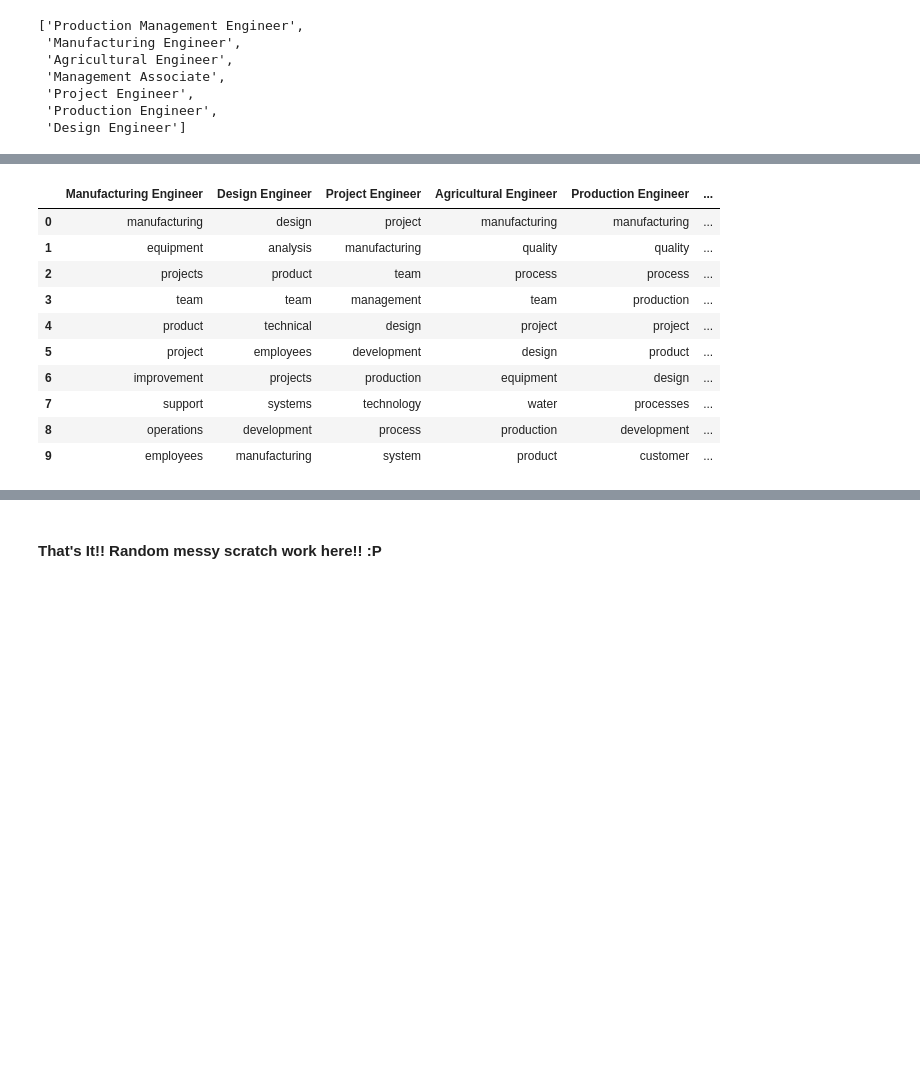
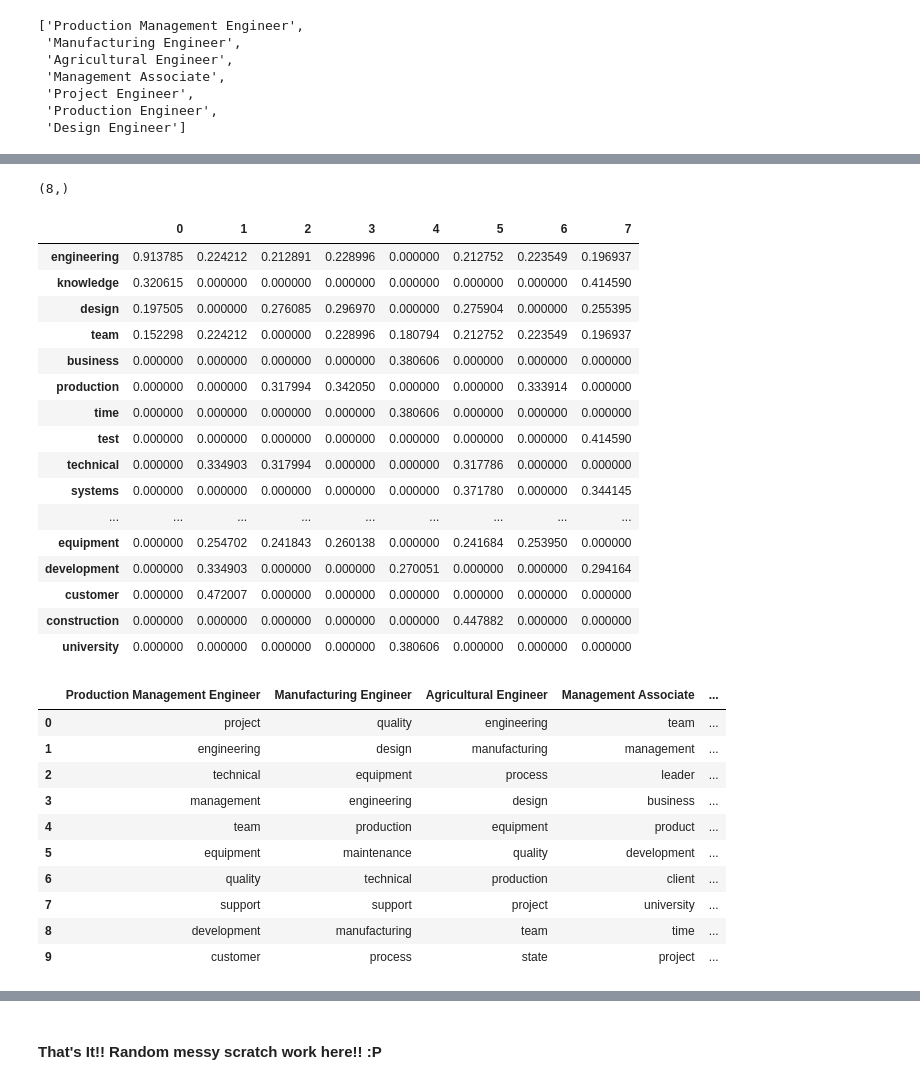
Before and after one commit to kjar0/516X-Final, a Jupyter notebook: ABE_comp_job.ipynb, the cells around one changed output, grey strips where cells are left out. Drawn from its saved outputs; the diff is of its cells as text; code cells hidden in the pictures; blank space fills up the shorter version.

```diff
--- a/ABE_comp_job.ipynb
+++ b/ABE_comp_job.ipynb
@@ -286,21 +303,52 @@ array([[1.        , 0.16087447, 0.32719419, 0.33896916, 0.36768567,
 # %%
-df = pd.DataFrame(tf_matrix.T.toarray(), index=fname)
-df = df.sort_values(by=0, ascending=False)
-df.index.name = 'Outcome'
-df.reset_index(inplace=True)
-cout = df['Outcome']
-cout
-job_skill_df['Outcome'] = pd.DataFrame(df['Outcome'][:10])
-job_skill_df
+tf_matrix.T.toarray().shape
+out = tf_matrix.T.toarray()[:][0]
+out.shape
+# 29 = one element per key term
+# 8 = one column per document
+#df = pd.DataFrame(tf_matrix.T.toarray(), index=fname)
+
+#df = df.sort_values(by=0, ascending=False)
+#df.index.name = 'Outcome'
+#df.reset_index(inplace=True)
+#job_skill_df['Outcome'] = pd.DataFrame(df['Outcome'][:10])
+#job_skill_df
 # %% [output]
-|  | Manufacturing Engineer | Design Engineer | Project Engineer | Agricultural Engineer | Production Engineer | ... |
-| 0 | manufacturing | design | project | manufacturing | manufacturing | ... |
-| 1 | equipment | analysis | manufacturing | quality | quality | ... |
-| 2 | projects | product | team | process | process | ... |
-| 3 | team | team | management | team | production | ... |
-| 4 | product | technical | design | project | project | ... |
-| 5 | project | employees | development | design | product | ... |
-| 6 | improvement | projects | production | equipment | design | ... |
-| 7 | support | systems | technology | water | processes | ... |
-| 8 | operations | development | process | production | development | ... |
-| 9 | employees | manufacturing | system | product | customer | ... |
+(8,)
+# %%
+df = pd.DataFrame(tf_matrix.T.toarray(), index=fname)
+df = df.sort_values(by=0, ascending=False)
+display(df)
+df.index.name = 'Outcome'
+df.reset_index(inplace=True)
+job_skill_df['Outcome'] = pd.DataFrame(df['Outcome'][:4])
+job_skill_df
+# %% [output]
+|  | 0 | 1 | 2 | 3 | 4 | 5 | 6 | 7 |
+| engineering | 0.913785 | 0.224212 | 0.212891 | 0.228996 | 0.000000 | 0.212752 | 0.223549 | 0.196937 |
+| knowledge | 0.320615 | 0.000000 | 0.000000 | 0.000000 | 0.000000 | 0.000000 | 0.000000 | 0.414590 |
+| design | 0.197505 | 0.000000 | 0.276085 | 0.296970 | 0.000000 | 0.275904 | 0.000000 | 0.255395 |
+| team | 0.152298 | 0.224212 | 0.000000 | 0.228996 | 0.180794 | 0.212752 | 0.223549 | 0.196937 |
+| business | 0.000000 | 0.000000 | 0.000000 | 0.000000 | 0.380606 | 0.000000 | 0.000000 | 0.000000 |
+| production | 0.000000 | 0.000000 | 0.317994 | 0.342050 | 0.000000 | 0.000000 | 0.333914 | 0.000000 |
+| time | 0.000000 | 0.000000 | 0.000000 | 0.000000 | 0.380606 | 0.000000 | 0.000000 | 0.000000 |
+| test | 0.000000 | 0.000000 | 0.000000 | 0.000000 | 0.000000 | 0.000000 | 0.000000 | 0.414590 |
+| technical | 0.000000 | 0.334903 | 0.317994 | 0.000000 | 0.000000 | 0.317786 | 0.000000 | 0.000000 |
+| systems | 0.000000 | 0.000000 | 0.000000 | 0.000000 | 0.000000 | 0.371780 | 0.000000 | 0.344145 |
+| ... | ... | ... | ... | ... | ... | ... | ... | ... |
+| equipment | 0.000000 | 0.254702 | 0.241843 | 0.260138 | 0.000000 | 0.241684 | 0.253950 | 0.000000 |
+| development | 0.000000 | 0.334903 | 0.000000 | 0.000000 | 0.270051 | 0.000000 | 0.000000 | 0.294164 |
+| customer | 0.000000 | 0.472007 | 0.000000 | 0.000000 | 0.000000 | 0.000000 | 0.000000 | 0.000000 |
+| construction | 0.000000 | 0.000000 | 0.000000 | 0.000000 | 0.000000 | 0.447882 | 0.000000 | 0.000000 |
+| university | 0.000000 | 0.000000 | 0.000000 | 0.000000 | 0.380606 | 0.000000 | 0.000000 | 0.000000 |
+|  | Production Management Engineer | Manufacturing Engineer | Agricultural Engineer | Management Associate | ... |
+| 0 | project | quality | engineering | team | ... |
+| 1 | engineering | design | manufacturing | management | ... |
+| 2 | technical | equipment | process | leader | ... |
+| 3 | management | engineering | design | business | ... |
+| 4 | team | production | equipment | product | ... |
+| 5 | equipment | maintenance | quality | development | ... |
+| 6 | quality | technical | production | client | ... |
+| 7 | support | support | project | university | ... |
+| 8 | development | manufacturing | team | time | ... |
+| 9 | customer | process | state | project | ... |
```
Also changed, not shown: parts of 7 cells of this notebook, 2 other files.
